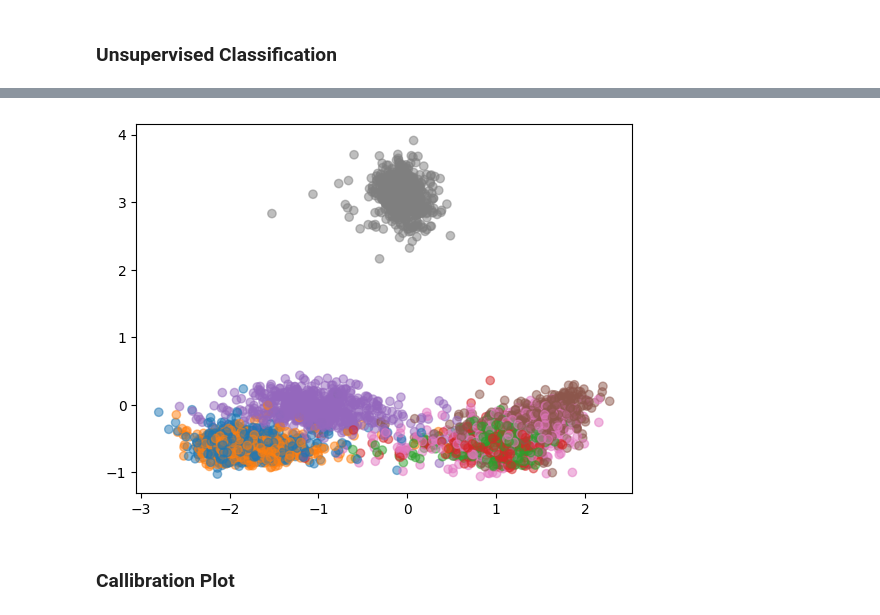
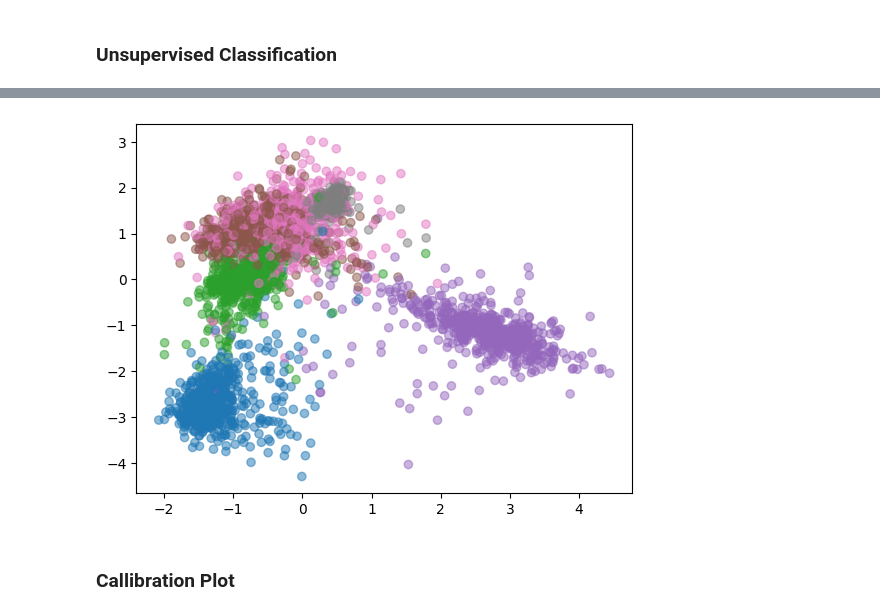
Before and after one commit to ItayXD/LLM-fingerprints, a Jupyter notebook: embeddings.ipynb, the cells around one changed output, grey strips where cells are left out. Cells and saved outputs as stored; diff of their text form; code cells hidden in the pictures.

```diff
--- a/embeddings.ipynb
+++ b/embeddings.ipynb
@@ -372,24 +402,25 @@ print("Using device:", device)
 #----- DataLoader -----
 X_train, X_test, y_train, y_test = train_test_split(X, y, test_size=0.2, random_state=0, stratify=y)
 # train_dataset = TensorDataset(X_train, y_train)
-X_T = X_train[torch.where((y_train != 0) * (y_train != 2) * (y_train != 5))].clone()
-y_T = y_train[torch.where((y_train != 0) * (y_train != 2) * (y_train != 5))].clone()
+X_T = X_train[np.where((y_train != 1) * (y_train != 2) * (y_train != 8) * (y_train != 11))].clone()
+y_T = y_train[np.where((y_train != 1) * (y_train != 2) * (y_train != 8) * (y_train != 11))].clone()
 # X_T = X_train[torch.where((y_train != 0) * (y_train != 1))].clone()
 # y_T = y_train[torch.where((y_train != 0) * (y_train != 1))].clone()
 train_dataset = TensorDataset(X_T, y_T)
 
-train_loader = DataLoader(train_dataset, batch_size=13500, shuffle=True)
+train_loader = DataLoader(train_dataset, batch_size=1350, shuffle=True)
 
 # ----- Hyperparameters -----
 input_dim = 384
-hidden1 = 2000
+hidden1 = 5000
 hidden2 = 1000
-z_dim = 8
-n_classes = 8
+hidden3 = 100
+z_dim = 20#8
+n_classes = len(names)
 lr = 1e-3#5e-4
-epochs = 500
-sigma_z = 0.05
-sigma_x = 0.1
+epochs = 1000
+sigma_z = 0.05 #0.05
+sigma_x = 0.1 #0.1
 
 # ----- Model -----
 class SupAutoencoder(nn.Module):
@@ -401,10 +432,14 @@ class SupAutoencoder(nn.Module):
             nn.SiLU(),
             nn.Linear(hidden1, hidden2),
             nn.SiLU(),
-            nn.Linear(hidden2, z_dim)  # z
+            nn.Linear(hidden2, hidden3),
+            nn.SiLU(),
+            nn.Linear(hidden3, z_dim)  # z
         )
         self.dec = nn.Sequential(
-            nn.Linear(z_dim, hidden2),
+            nn.Linear(z_dim, hidden3),
+            nn.SiLU(),
+            nn.Linear(hidden3, hidden2),
             nn.SiLU(),
             nn.Linear(hidden2, hidden1),
             nn.SiLU(),
@@ -473,13 +508,13 @@ opt = torch.optim.Adam(model.parameters(), lr=lr)
 ce_loss = nn.CrossEntropyLoss(label_smoothing=0.05)
 center_loss = CenterLoss(num_classes=n_classes, feat_dim=z_dim, margin=1, repulsion=1.0).to(device)
 opt_center = torch.optim.SGD(center_loss.parameters(), lr=0.5)
-scheduler = torch.optim.lr_scheduler.CosineAnnealingLR(opt, T_max=epochs)
+scheduler = torch.optim.lr_scheduler.CosineAnnealingLR(opt, T_max=epochs, eta_min=1e-5)
 # %% [output]
 Using device: mps
 # %%
 # ----- Training Loop -----
 lambda_cls = 1.0
-lambda_recon = 100.0
+lambda_recon = 100. #100.0
 lambda_center = 0.1 #0.1
 for epoch in range(epochs):
     for X_batch, y_batch in train_loader:
@@ -488,7 +523,7 @@ for epoch in range(epochs):
         x_hat, logits, z = model(X_batch)
 
         recon = F.mse_loss(x_hat, X_batch)
-        cls = ce_loss(logits, y_batch)
+        cls = ce_loss(logits, y_batch.long())
         center = center_loss(z, y_batch.long())
         loss = lambda_recon * recon + lambda_cls * cls + lambda_center * center  # tune weight
 
@@ -521,11 +558,11 @@ Epoch 500/500  Classification Loss: 0.3485 , Reconstruction Loss: 0.1509 , Cente
 # %%
-X_T_t = X_test[torch.where((y_test != 0) * (y_test != 2) * (y_test != 5))].clone()
-y_T_t = y_test[torch.where((y_test != 0) * (y_test != 2) * (y_test != 5))].clone()
+X_test = X_T.clone()
+y_test = y_T.clone()
 # %%
 model.eval()
 with torch.no_grad():
-    x_hat, logits, z = model(X_T_t.to(device))
+    x_hat, logits, z = model(X_test.to(device))
     y_pred = torch.argmax(logits, dim=1)
-    accuracy = (y_pred == y_T_t.to(device)).float().mean()
+    accuracy = (y_pred == y_test.to(device)).float().mean()
     print(f"Test Accuracy: {accuracy.item():.4f}")
 # %% [output]
@@ -622,7 +659,7 @@ scatter = plt.scatter(z_pca[:, 0], z_pca[:, 1], c=clusters.labels_, cmap=cmap,al
 # %%
-scatter = plt.scatter(z_pca[:, 0], z_pca[:, 1], c=y_test, cmap=cmap,alpha=0.5)
+scatter = plt.scatter(z_pca[:, 2], z_pca[:, 1], c=y_test, cmap=cmap,alpha=0.5)
 # %% [output]
-[figure, old version]
+[figure, new version]
 # %% [markdown]
 ### Callibration Plot
 # %%
```
Also changed, not shown: parts of 25 cells of this notebook.
